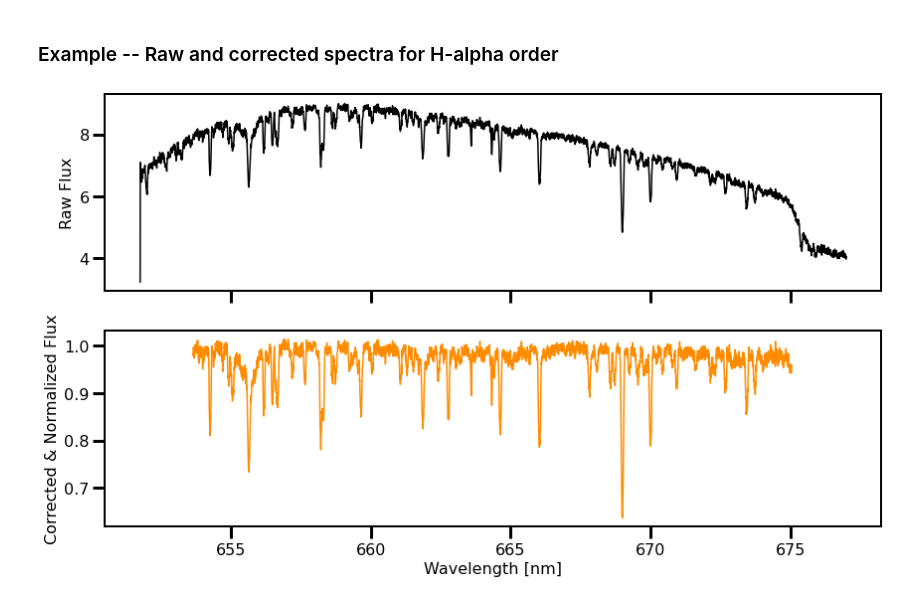
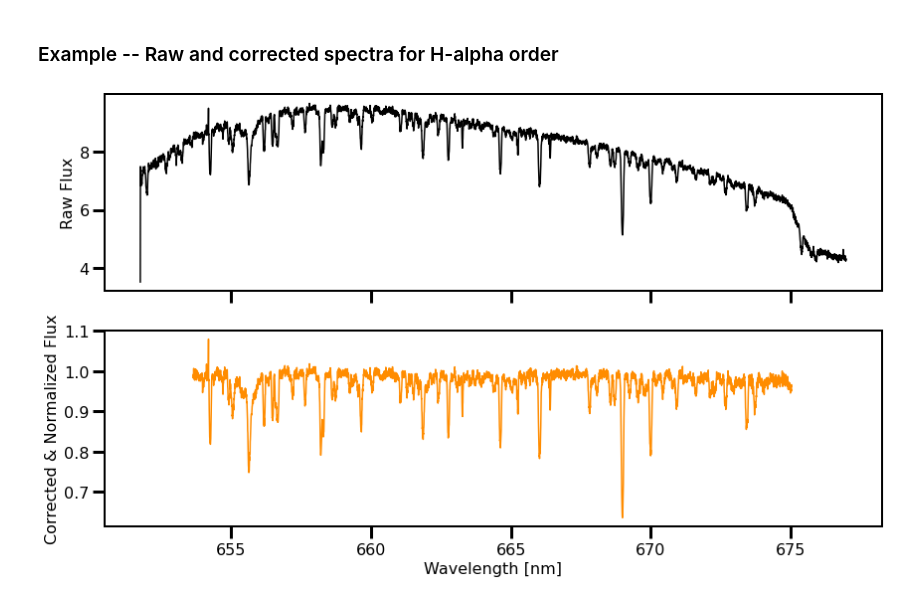
Before and after one commit to afeinstein20/doppler_tomography, a Jupyter notebook: demo_notebooks/reduction_steps.ipynb, the cells around one changed output. Saved outputs shown, nothing was run; the diff lists cells and outputs as text; code cells hidden in the pictures.

Commit message:
with figure

```diff
--- a/demo_notebooks/reduction_steps.ipynb
+++ b/demo_notebooks/reduction_steps.ipynb
@@ -11,7 +11,7 @@ ref_file = '/Users/arcticfox/Documents/atmospheres/v1298tau/data/N20200122G0066m
 # Requires a directory where all the raw FITS files are
 # Set reload = False for the first go-around. After, setting reload = True saves time
 dt_obj = SpectraReduction(fn_dir='/Users/arcticfox/Downloads/gemini_data/',
-                           ref_file=ref_file, reload=False)
+                           ref_file=ref_file, reload=True)
 # %% [markdown]
 ### Example -- master median flat frame
 # %%
@@ -43,17 +43,17 @@ dt_obj.extract_data()
 # %% [markdown]
 ### Example -- Raw and corrected spectra for H-alpha order
 # %%
-i, ind = 11, 11
+i, ind = 20, 11
 fig, (ax1, ax2) = plt.subplots(figsize=(14,8), nrows=2,
                                sharex=True)
 
 ax1.plot(dt_obj.wavelengths[i][ind],
          dt_obj.spectra[i][ind], 'k')
 ax2.plot(dt_obj.corrected_wavelengths[i][ind],
          dt_obj.corrected_spectra[i][ind], 'darkorange')
 
 ax1.set_ylabel('Raw Flux')
 ax2.set_ylabel('Corrected & Normalized Flux')
 plt.xlabel('Wavelength [nm]');
 # %% [output]
-[figure, old version]
+[figure, new version]
```
Also changed, not shown: parts of 4 cells of this notebook, 1 other file.
